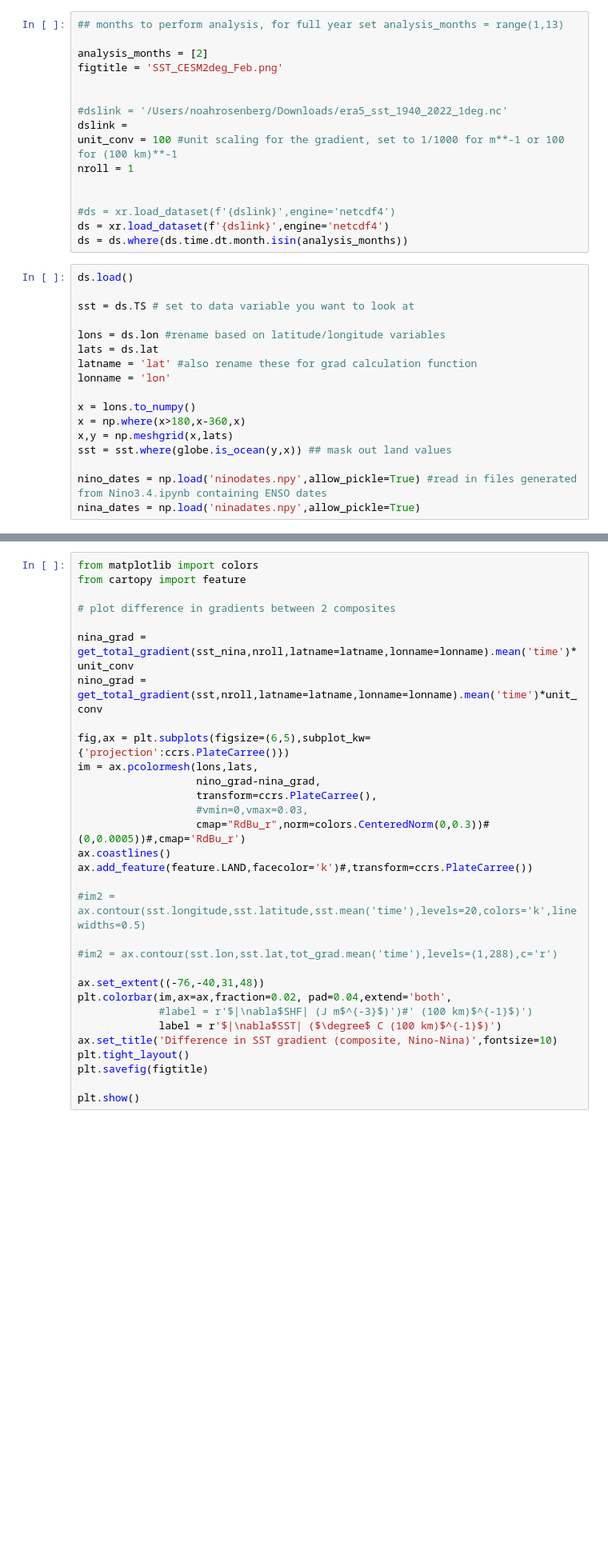
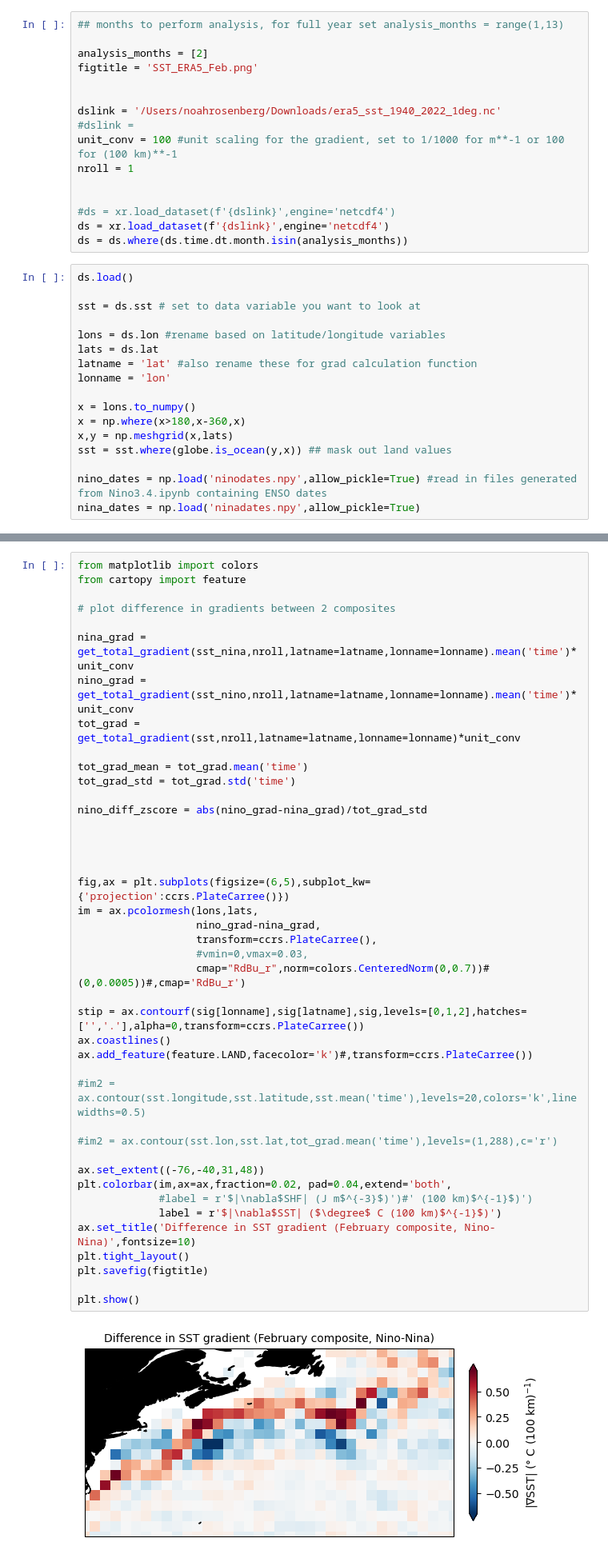
Before and after one commit to glennliu265/GulfStream_TBI, a Jupyter notebook: GS_composites.ipynb, the cells around one changed output, grey strips where cells are left out. Shown: that part at 80% size. Cells and saved outputs as stored; diff of their text form; blank space fills up the shorter version.

Commit message:
fixed calculation in GS_composites

```diff
--- a/GS_composites.ipynb
+++ b/GS_composites.ipynb
@@ -12,11 +12,11 @@ from global_land_mask import globe
 ## months to perform analysis, for full year set analysis_months = range(1,13)
 
 analysis_months = [2]
-figtitle = 'SST_CESM2deg_Feb.png'
+figtitle = 'SST_ERA5_Feb.png'
 
 
-#dslink = '/Users/noahrosenberg/Downloads/era5_sst_1940_2022_1deg.nc'
-dslink =
+dslink = '/Users/noahrosenberg/Downloads/era5_sst_1940_2022_1deg.nc'
+#dslink =
 unit_conv = 100 #unit scaling for the gradient, set to 1/1000 for m**-1 or 100 for (100 km)**-1
 nroll = 1
 
@@ -27,7 +27,7 @@ ds = ds.where(ds.time.dt.month.isin(analysis_months))
 # %%
 ds.load()
 
-sst = ds.TS # set to data variable you want to look at
+sst = ds.sst # set to data variable you want to look at
 
 lons = ds.lon #rename based on latitude/longitude variables
 lats = ds.lat
@@ -81,31 +84,44 @@ sst_nina = sst.where(sst_month_indices.isin(nina_indices),drop=True)
 # %%
 from matplotlib import colors
 from cartopy import feature
 
 # plot difference in gradients between 2 composites
 
 nina_grad = get_total_gradient(sst_nina,nroll,latname=latname,lonname=lonname).mean('time')*unit_conv
-nino_grad = get_total_gradient(sst,nroll,latname=latname,lonname=lonname).mean('time')*unit_conv
+nino_grad = get_total_gradient(sst_nino,nroll,latname=latname,lonname=lonname).mean('time')*unit_conv
+tot_grad = get_total_gradient(sst,nroll,latname=latname,lonname=lonname)*unit_conv
+
+tot_grad_mean = tot_grad.mean('time')
+tot_grad_std = tot_grad.std('time')
+
+nino_diff_zscore = abs(nino_grad-nina_grad)/tot_grad_std
+
+
+
 
 fig,ax = plt.subplots(figsize=(6,5),subplot_kw={'projection':ccrs.PlateCarree()})
 im = ax.pcolormesh(lons,lats,
                    nino_grad-nina_grad,
                    transform=ccrs.PlateCarree(),
                    #vmin=0,vmax=0.03,
-                   cmap="RdBu_r",norm=colors.CenteredNorm(0,0.3))#(0,0.0005))#,cmap='RdBu_r')
+                   cmap="RdBu_r",norm=colors.CenteredNorm(0,0.7))#(0,0.0005))#,cmap='RdBu_r')
+
+stip = ax.contourf(sig[lonname],sig[latname],sig,levels=[0,1,2],hatches=['','.'],alpha=0,transform=ccrs.PlateCarree())
 ax.coastlines()
 ax.add_feature(feature.LAND,facecolor='k')#,transform=ccrs.PlateCarree())
 
 #im2 = ax.contour(sst.longitude,sst.latitude,sst.mean('time'),levels=20,colors='k',linewidths=0.5)
 
 #im2 = ax.contour(sst.lon,sst.lat,tot_grad.mean('time'),levels=(1,288),c='r')
 
 ax.set_extent((-76,-40,31,48))
 plt.colorbar(im,ax=ax,fraction=0.02, pad=0.04,extend='both',
              #label = r'$|\nabla$SHF| (J m$^{-3}$)')#' (100 km)$^{-1}$)')
              label = r'$|\nabla$SST| ($\degree$ C (100 km)$^{-1}$)')
-ax.set_title('Difference in SST gradient (composite, Nino-Nina)',fontsize=10)
+ax.set_title('Difference in SST gradient (February composite, Nino-Nina)',fontsize=10)
 plt.tight_layout()
 plt.savefig(figtitle)
 
 plt.show()
+# %% [output]
+[figure, added]
```
Also changed, not shown: parts of 2 cells of this notebook.
